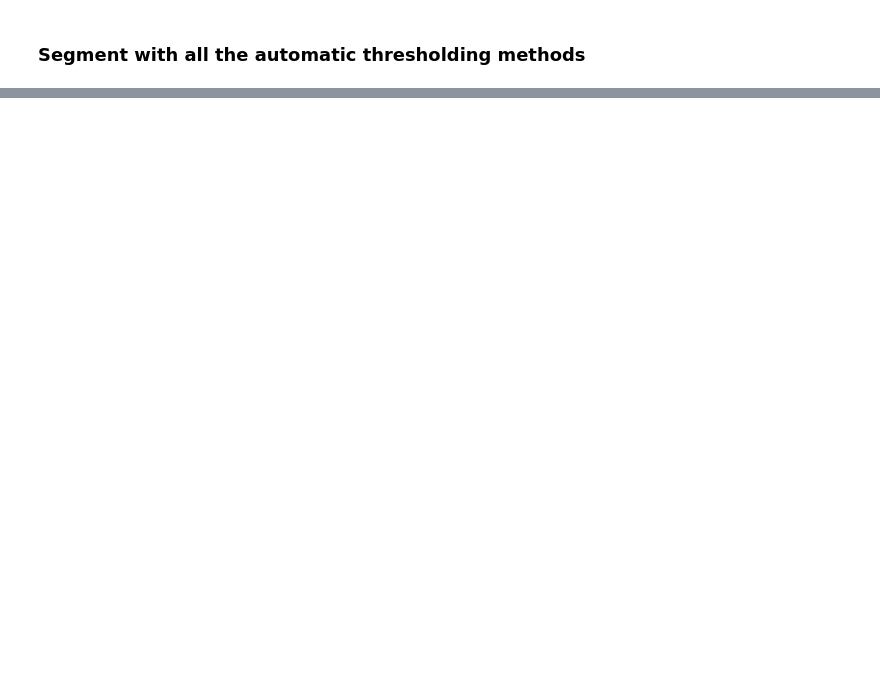
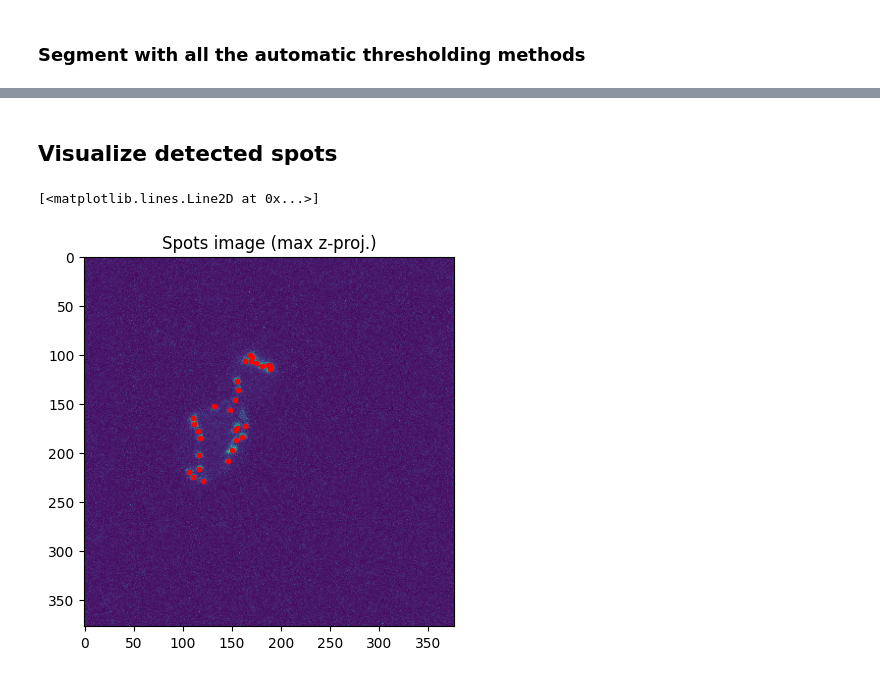
Before and after one commit to ElpadoCan/SpotMAX, a Jupyter notebook: examples/notebooks/spot_detection_from_image_file.ipynb, the cells around one changed output, grey strips where cells are left out. Cells and saved outputs as stored; diff of their text form; code cells hidden in the pictures; blank space fills up the shorter version.

```diff
--- a/examples/notebooks/spot_detection_from_image_file.ipynb
+++ b/examples/notebooks/spot_detection_from_image_file.ipynb
@@ -17,3 +89,17 @@ Here we show how to visualize the result for all the methods and proceed with th
+# %%
+import spotmax.BioImageIO.model
+
+model_doi = '10.5281/zenodo.5764892'
+bioimageio_model = spotmax.BioImageIO.model.Model(
+    model_doi_url_or_zip_path=model_doi
+)
+bioimageio_params = {
+    'segment': {
+        'threshold_value': 0.9,
+        'output_index': 0,
+        'label_components': False
+    }
+}
 # %% [markdown]
 ### Segment with all the automatic thresholding methods
 # %%
@@ -43,0 +187,16 @@ result = pipe.spots_semantic_segmentation(
+# %%
+import pandas as pd
+
+%autoreload 2
+
+import spotmax.pipe
+
+df_spots_coords, spots_objs = spotmax.pipe.spot_detection(
+    spots_segm_result['input_image'],
+    spots_segmantic_segm=spots_labels,
+    detection_method='peak_local_max',
+    spot_footprint=None,
+    spots_zyx_radii_pxl=spots_zyx_radii_pxl,
+    return_spots_mask=False,
+    return_df=True
+)
@@ -43,0 +218,11 @@ result = pipe.spots_semantic_segmentation(
+# %% [markdown]
+## Visualize detected spots
+# %%
+fig, ax = plt.subplots()
+
+ax.imshow(image.max(axis=0))
+ax.set_title('Spots image (max z-proj.)')
+ax.plot(df_spots_coords['x'], df_spots_coords['y'], 'r.')
+# %% [output]
+[<matplotlib.lines.Line2D at 0x...>]
+[figure, added]
```
Also changed, not shown: parts of 27 cells of this notebook, 9 other files.
